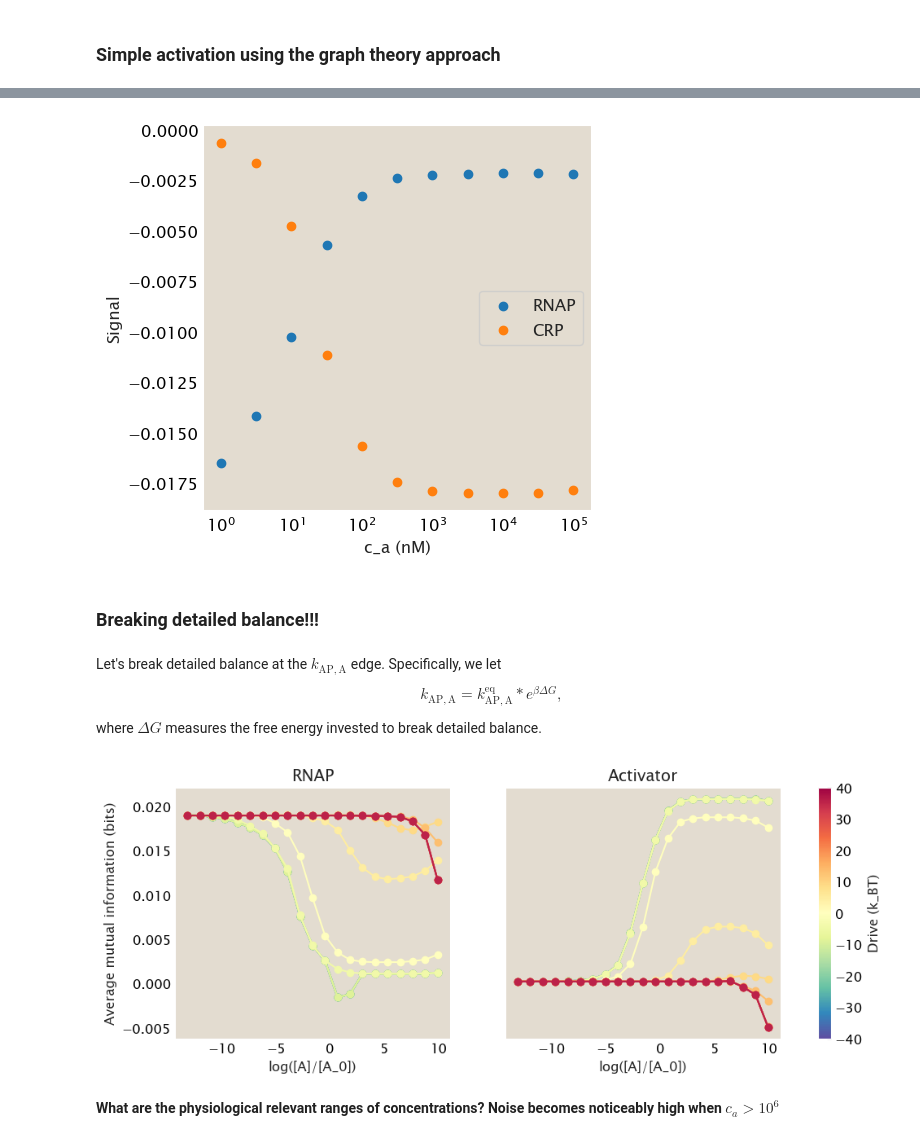
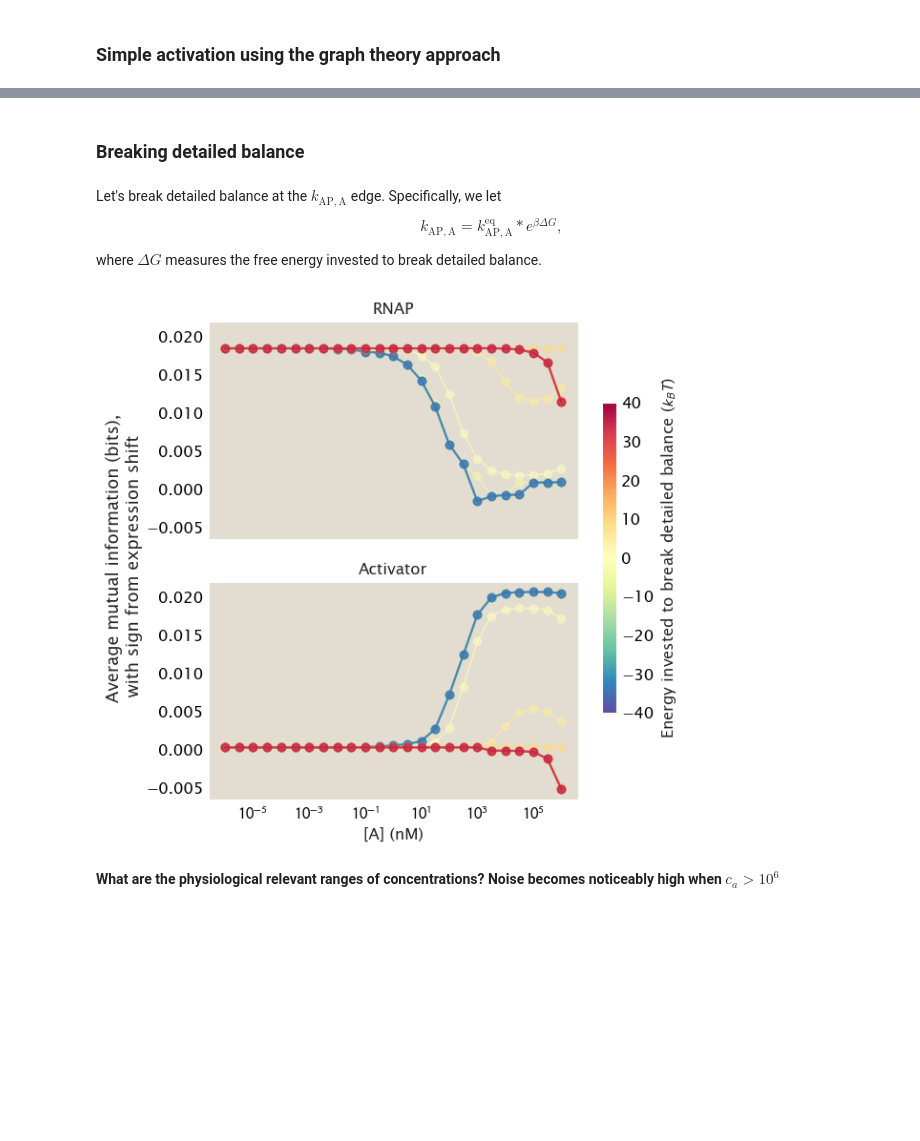
Before and after one commit to RPGroup-PBoC/theoretical_regseq, a Jupyter notebook: notebooks/broken-detailed-balance/broken_detailed_balance.ipynb, the cells around one changed output, grey strips where cells are left out. Cells and saved outputs as stored; diff of their text form; code cells hidden in the pictures; blank space fills up the shorter version.

```diff
--- a/notebooks/broken-detailed-balance/broken_detailed_balance.ipynb
+++ b/notebooks/broken-detailed-balance/broken_detailed_balance.ipynb
@@ -130,9 +149,0 @@ tregs.footprint.plot_footprint(promoter, df, region_params, up_scaling_factor=0.
-# %%
-mutant_bank = []
-for i in range(1):
-    mutants = np.unique(tregs.wgregseq.mutations_rand(promoter,
-                                                rate=0.1,
-                                                num_mutants=5000,
-                                                number_fixed=True,
-                                                keep_wildtype=True))
-    mutant_bank.append(mutants)
@@ -181,16 +150,5 @@ for c_a in l_c_a:
-# %%
-fig, ax = plt.subplots(1, 1, figsize=(5, 5))
-ax.scatter(l_c_a, rnap_signal, label='RNAP')
-ax.scatter(l_c_a, act_signal, label='CRP')
-ax.set_xscale('log')
-ax.set_xlabel('c_a (nM)')
-ax.set_ylabel('Signal')
-ax.legend()
-plt.show()
-# %% [output]
-[figure, removed]
 # %% [markdown]
-### Breaking detailed balance!!!
+### Breaking detailed balance
 # %% [markdown]
 Let's break detailed balance at the $k_\mathrm{AP, A}$ edge. Specifically, we let
 $$
@@ -213,9 +171,9 @@ c_p = 5000 # nM
 # binding energies
 ep_wt = -3
 ea_wt = -13
-e_ap = -13
+e_ap = -10
 
-l_c_a = 10 ** np.arange(-4, 6.1, 0.5) # nM
+l_c_a = 10 ** np.arange(-6, 6.1, 0.5) # nM
 drive = np.arange(-40, 41, 5)
 
 rnap_signal = []
@@ -260,36 +218,52 @@ for U in drive:
 rnap_signal = np.array(rnap_signal)
 act_signal = np.array(act_signal)
 # %%
-fig, axs = plt.subplots(1, 2, figsize=(12, 4), sharey=True)
+fig, axes = plt.subplots(2, 1, figsize=(5, 6.5), sharey=True, sharex=True)
 
 # Set up Seaborn palette and normalize colors
 palette = sns.color_palette("Spectral_r", n_colors=len(drive))
 cmap = sns.color_palette("Spectral_r", as_cmap=True)
 norm = plt.Normalize(min(drive), max(drive))
 
-x = np.log(l_c_a / 50)
+zorder = np.concatenate((np.arange(10, 1, -1), np.arange(13, 21, 1)))
 
 for i,d in enumerate(drive):
     rnap_s = rnap_signal[i]
     act_s = act_signal[i]
-    axs[0].plot(x, rnap_s, 'o-', color=palette[i])
-    axs[1].plot(x, act_s, 'o-', color=palette[i])
+    axes[0].plot(l_c_a, rnap_s, 'o-', color=palette[i], zorder=zorder[i], alpha=0.5)
+    axes[1].plot(l_c_a, act_s, 'o-', color=palette[i], zorder=zorder[i], alpha=0.5)
 
-# Colorbar setup for both subplots
+# Create colorbar
 sm = plt.cm.ScalarMappable(cmap=cmap, norm=norm)
 sm.set_array([])
-cbar = fig.colorbar(sm, ax=axs, orientation='vertical')
-cbar.set_label('Drive (k_BT)')
 
-axs[0].set_xlabel('log([A]/[A_0])')
-axs[1].set_xlabel('log([A]/[A_0])')
-axs[0].set_ylabel('Average mutual information (bits)')
-axs[0].set_title('RNAP')
-axs[1].set_title('Activator')
+# Customize the placement of the colorbar
+cbar_ax = fig.add_axes([0.95, 0.25, 0.03, 0.5])  # [left, bottom, width, height]
+cbar = fig.colorbar(sm, cax=cbar_ax)
+cbar.set_label('Energy invested to break detailed balance ($k_BT$)')
+
+# Setting custom ticks for log scale
+tick_positions = [10**-5, 10**-3, 10**-1, 10**1, 10**3, 10**5]
+tick_labels = ['$10^{-5}$', '$10^{-3}$', '$10^{-1}$', '$10^1$', '$10^3$', '$10^5$']
+
+axes[0].set_xscale('log')
+axes[1].set_xscale('log')
+axes[0].set_xticks(tick_positions)
+axes[0].set_xticklabels(tick_labels)
+axes[1].set_xticks(tick_positions)
+axes[1].set_xticklabels(tick_labels)
+
+axes[1].set_xlabel('[A] (nM)')
+axes[0].set_title('RNAP', fontsize=12)
+axes[1].set_title('Activator', fontsize=12)
+
+# Add a big central Y axis label
+fig.text(-0.09, 0.5, 'Average mutual information (bits),\n with sign from expression shift',
+         va='center', rotation='vertical', fontsize=13)
 
 plt.show()
 # %% [output]
-[figure, old version]
+[figure, new version]
 # %% [markdown]
 **What are the physiological relevant ranges of concentrations? Noise becomes noticeably high when $c_a > 10^6$**
 # %%
```
Also changed, not shown: parts of 5 cells of this notebook, 3 other files.
